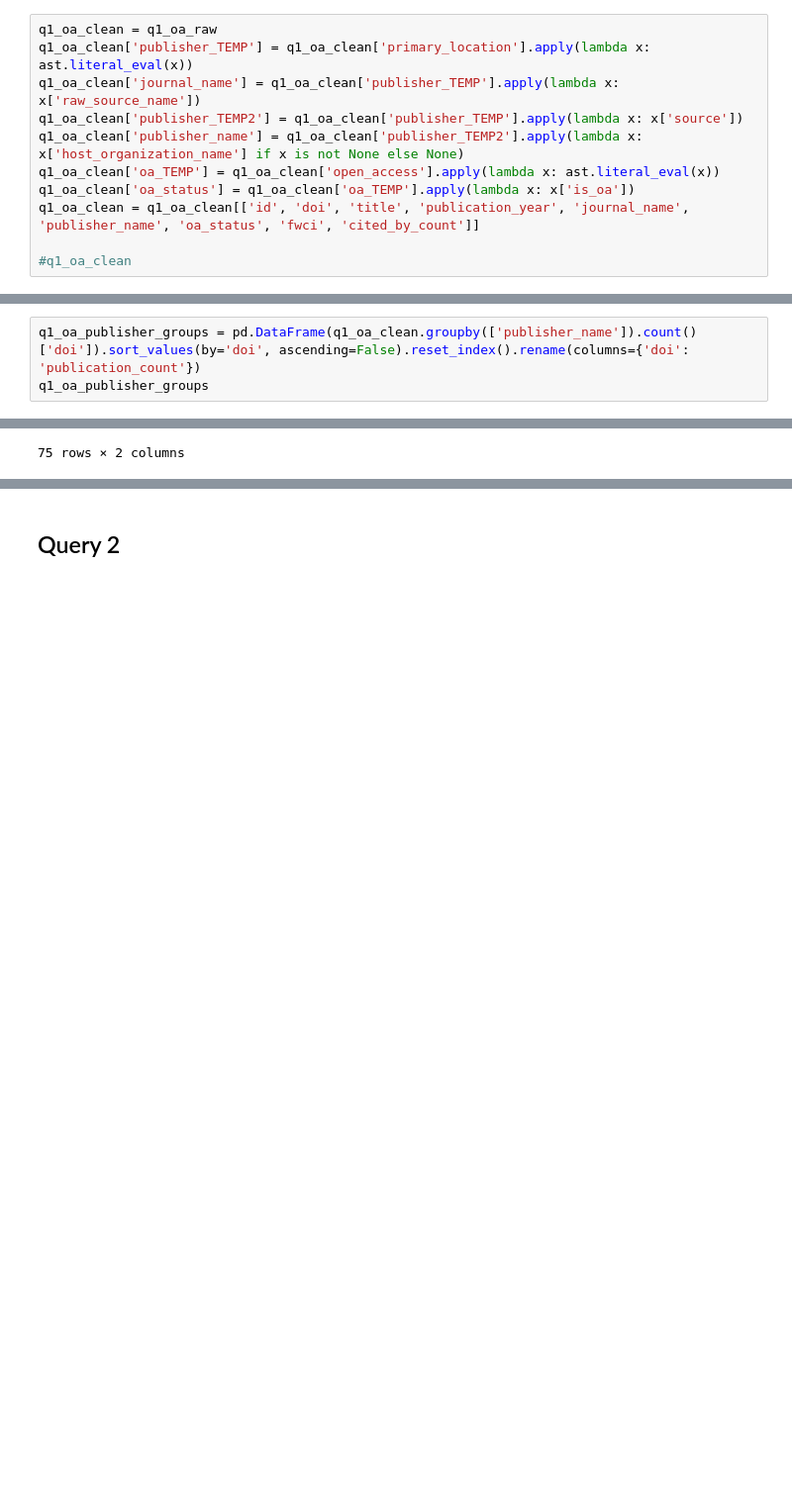
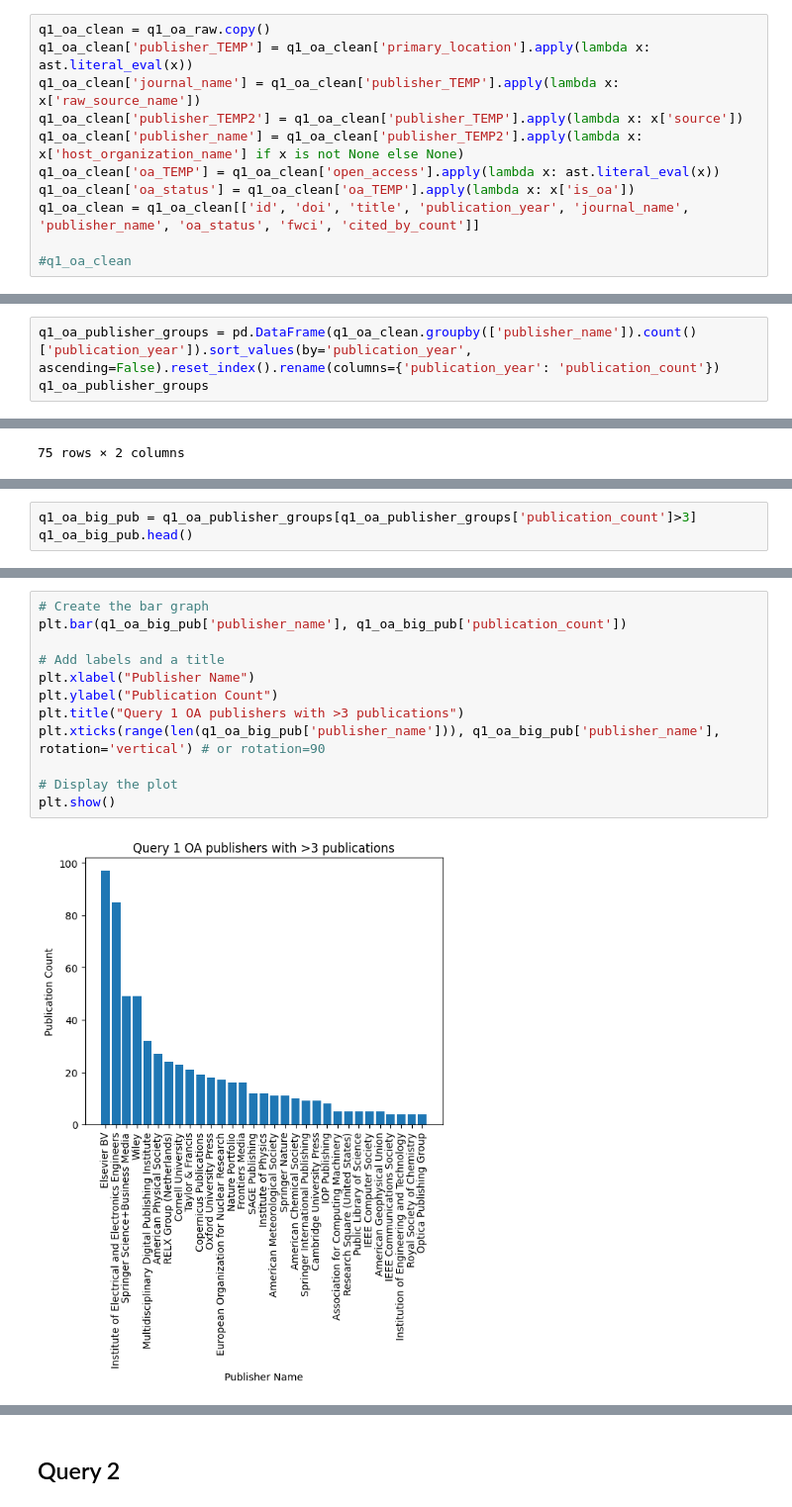
Before and after one commit to taniapoc/author_names, a Jupyter notebook: cerc_query_publishers.ipynb, the cells around one changed output, grey strips where cells are left out. Shown at 99% size. Cells and saved outputs as stored; diff of their text form; blank space fills up the shorter version.

Commit message:
finished publishers

```diff
--- a/cerc_query_publishers.ipynb
+++ b/cerc_query_publishers.ipynb
@@ -56,7 +59,7 @@ Index(['id', 'doi', 'title', 'display_name', 'relevance_score',
 # %% [markdown]
 i want to keep id, doi, title, publication year, extract publisher name from primary location, extract is oa from open_access, fwci, cited_by_count only
 # %%
-q1_oa_clean = q1_oa_raw
+q1_oa_clean = q1_oa_raw.copy()
 q1_oa_clean['publisher_TEMP'] = q1_oa_clean['primary_location'].apply(lambda x: ast.literal_eval(x))
 q1_oa_clean['journal_name'] = q1_oa_clean['publisher_TEMP'].apply(lambda x: x['raw_source_name'])
 q1_oa_clean['publisher_TEMP2'] = q1_oa_clean['publisher_TEMP'].apply(lambda x: x['source'])
@@ -83,5 +72,5 @@ q1_oa_clean = q1_oa_clean[['id', 'doi', 'title', 'publication_year', 'journal_na
 # %%
-q1_oa_publisher_groups = pd.DataFrame(q1_oa_clean.groupby(['publisher_name']).count()['doi']).sort_values(by='doi', ascending=False).reset_index().rename(columns={'doi': 'publication_count'})
+q1_oa_publisher_groups = pd.DataFrame(q1_oa_clean.groupby(['publisher_name']).count()['publication_year']).sort_values(by='publication_year', ascending=False).reset_index().rename(columns={'publication_year': 'publication_count'})
 q1_oa_publisher_groups
 # %% [output]
 |  | publisher_name | publication_count |
@@ -116,0 +89,3 @@ pd.DataFrame(q1_oa_journal_groups)
+# %%
+q1_oa_big_pub = q1_oa_publisher_groups[q1_oa_publisher_groups['publication_count']>3]
+q1_oa_big_pub.head()
@@ -116,0 +99,14 @@ pd.DataFrame(q1_oa_journal_groups)
+# %%
+# Create the bar graph
+plt.bar(q1_oa_big_pub['publisher_name'], q1_oa_big_pub['publication_count'])
+
+# Add labels and a title
+plt.xlabel("Publisher Name")
+plt.ylabel("Publication Count")
+plt.title("Query 1 OA publishers with >3 publications")
+plt.xticks(range(len(q1_oa_big_pub['publisher_name'])), q1_oa_big_pub['publisher_name'], rotation='vertical') # or rotation=90
+
+# Display the plot
+plt.show()
+# %% [output]
+[figure, added]
```
Also changed, not shown: parts of 39 cells of this notebook, 1 other file.
